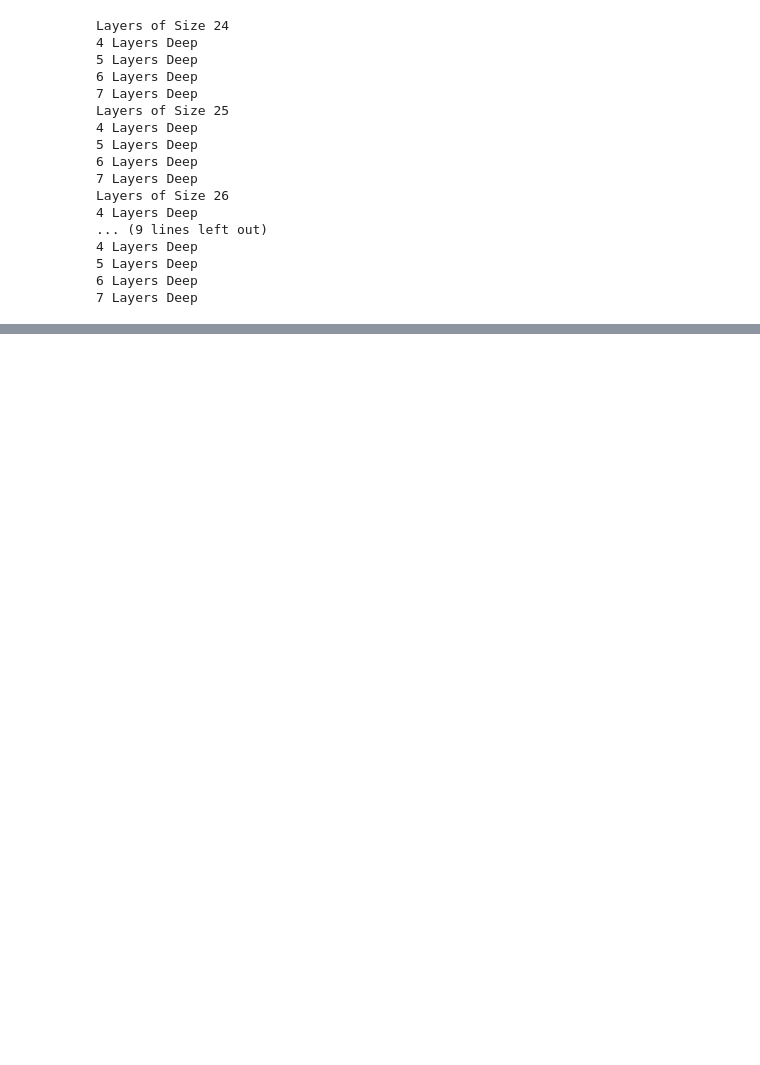
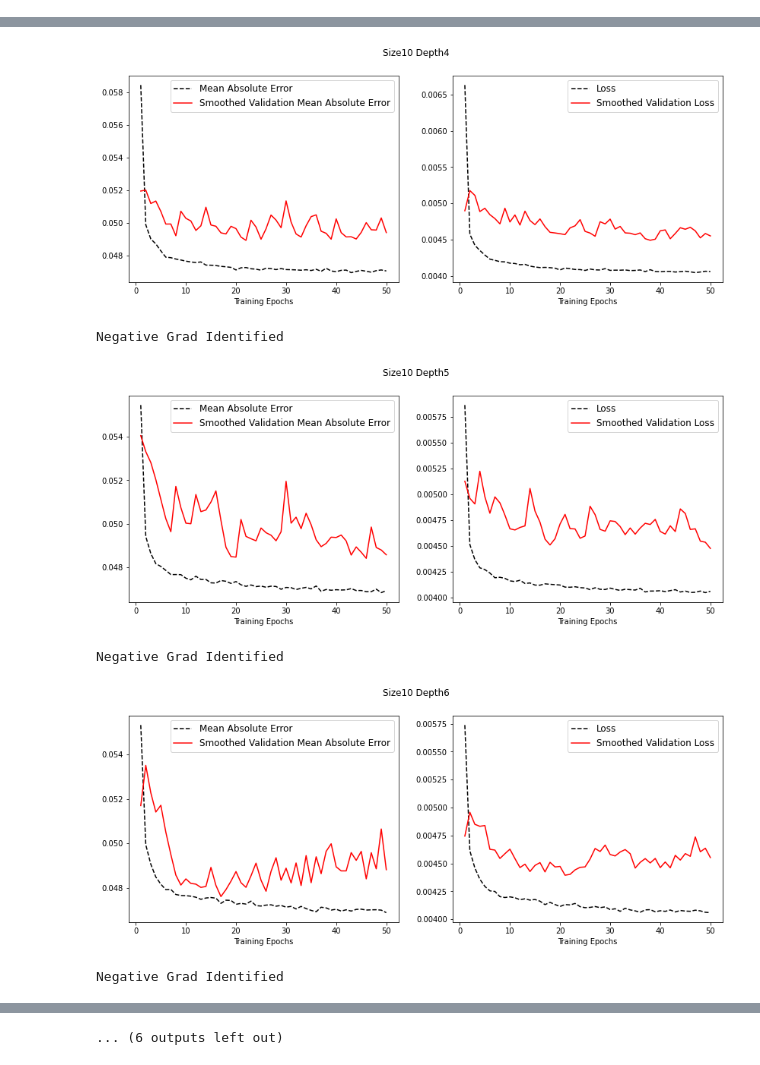
Before and after one commit to seancraven/Level-4-Masters-Project, a Jupyter notebook: Djuna_Data_Generation_Notebook/Layers_testing .ipynb, the cells around one changed output, grey strips where cells are left out. Cells and saved outputs as stored; diff of their text form; code cells hidden in the pictures; blank space fills up the shorter version.

```diff
--- a/Djuna_Data_Generation_Notebook/Layers_testing .ipynb
+++ b/Djuna_Data_Generation_Notebook/Layers_testing .ipynb
@@ -39,20 +135,3 @@ def layers_tester(size_range,size_spacing,layer_range,repeats,section = 50000):
-# %%
-min_mape , layers, layer_sizes = layers_tester((24,28),1,(4,7),5)
-# %% [output]
-Layers of Size 24
-4 Layers Deep
-5 Layers Deep
-6 Layers Deep
-7 Layers Deep
-Layers of Size 25
-4 Layers Deep
-5 Layers Deep
-6 Layers Deep
-7 Layers Deep
-Layers of Size 26
-4 Layers Deep
-... (9 lines left out)
-4 Layers Deep
-5 Layers Deep
-6 Layers Deep
-7 Layers Deep
+# %%
+min_mape , layers, layer_sizes, histories, last_value = layers_tester((10,510),50,(4,10),1, epochs = 50)
+# %% [output]
@@ -58,0 +151,6 @@ Layers of Size 26
+[figure, added]
+Negative Grad Identified
+[figure, added]
+Negative Grad Identified
+[figure, added]
+Negative Grad Identified
@@ -59,3 +162,4 @@ Layers of Size 26
+... (6 outputs left out)
 # %%
 min_mape_2d = min_mape.reshape(min_mape.shape[0],-1)
 np.savetxt('Min_Mape_of_varying_layer_shapes.csv',min_mape_2d,delimiter=',')
```
Also changed, not shown: parts of 11 cells of this notebook, 19 other files.
